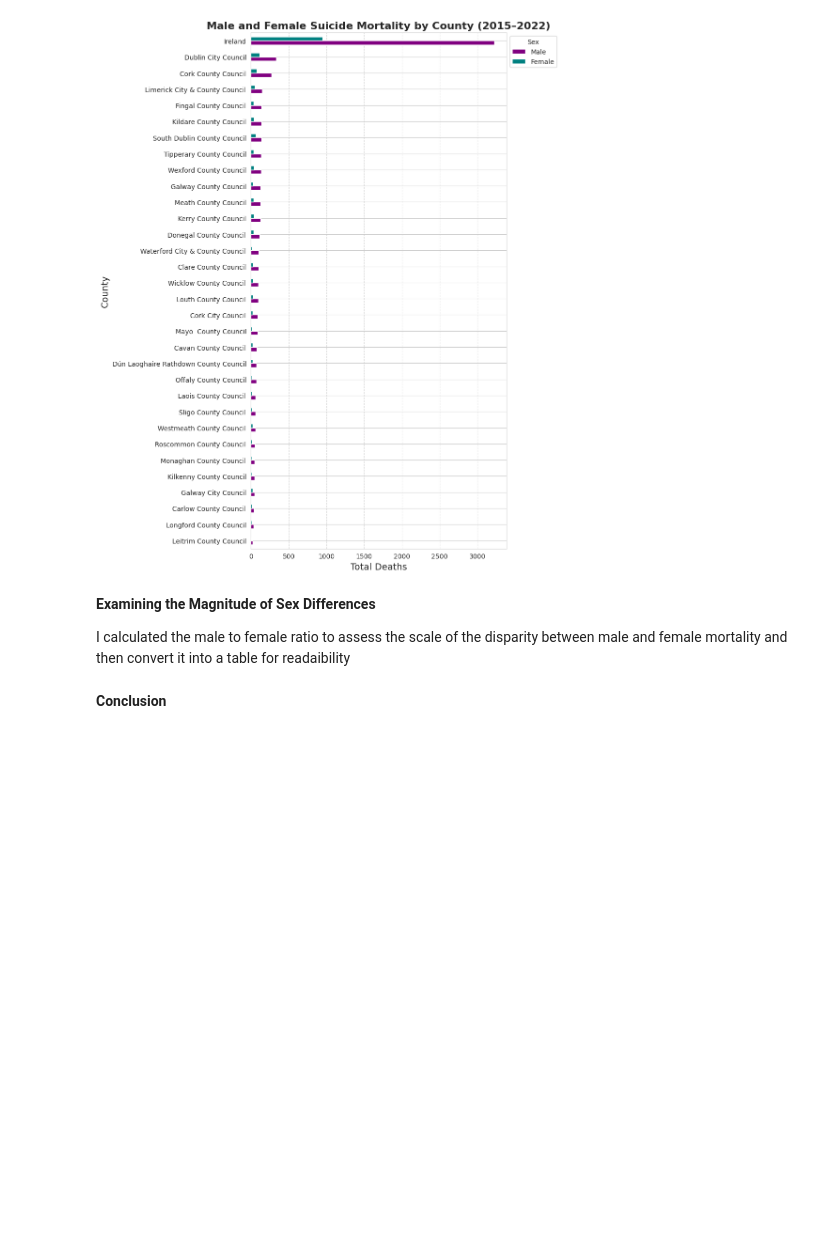
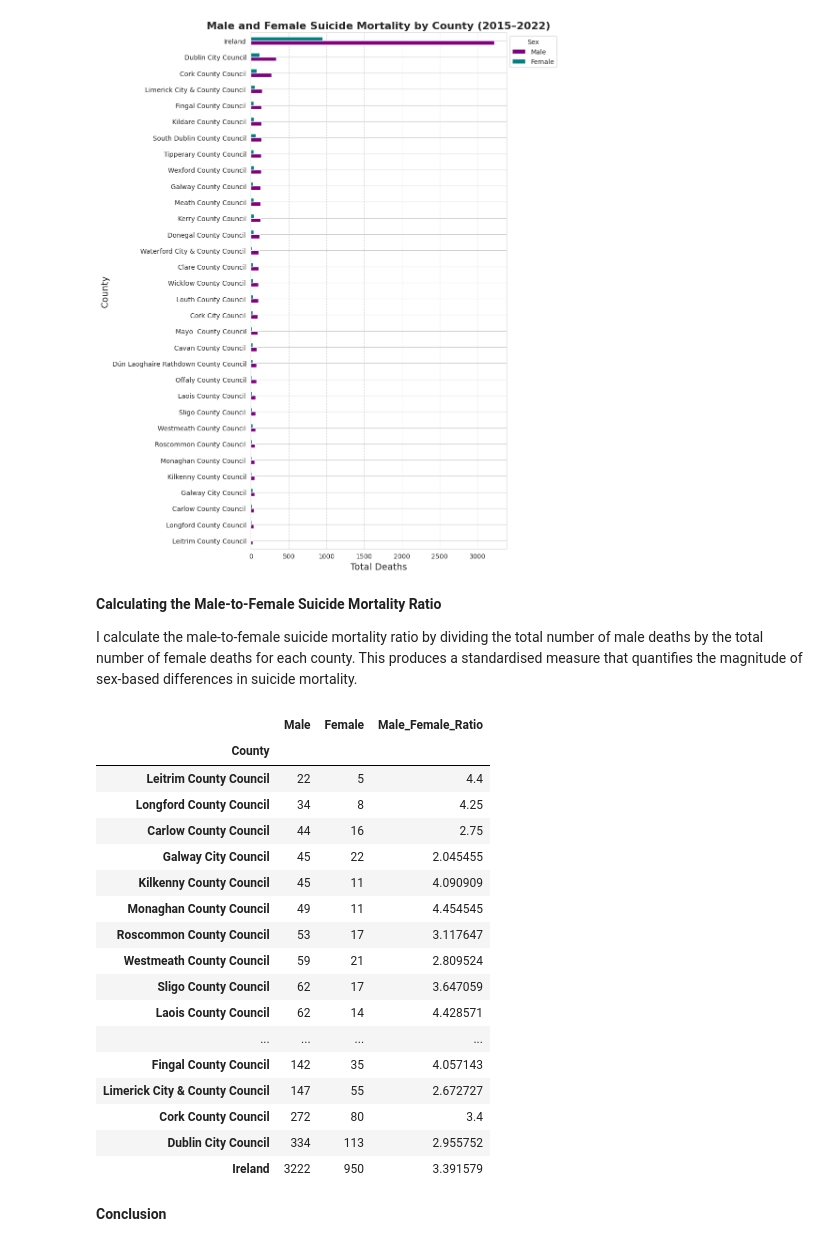
Before and after one commit to NibnabCodes/pfda_project, a Jupyter notebook: analysis.ipynb, the cells around one changed output. Cells and saved outputs as stored; diff of their text form; code cells hidden in the pictures; blank space fills up the shorter version.

Commit message:
added ratio table to show sex differences in mortality across counties

```diff
--- a/analysis.ipynb
+++ b/analysis.ipynb
@@ -1554,9 +1554,35 @@ plt.tight_layout()
 # %% [output]
 [figure]
 # %% [markdown]
-**Examining the Magnitude of Sex Differences**
+**Calculating the Male-to-Female Suicide Mortality Ratio**
 
-I calculated the male to female ratio to assess the scale of the disparity between male and female mortality and then convert it into a table for readaibility
+I calculate the male-to-female suicide mortality ratio by dividing the total number of male deaths by the total number of female deaths for each county. This produces a standardised measure that quantifies the magnitude of sex-based differences in suicide mortality.
+# %%
+sex_comparison_df["Male_Female_Ratio"] = (
+    sex_comparison_df["Male"] /
+    sex_comparison_df["Female"]
+)
+
+sex_comparison_df
+# %% [output]
+|  | Male | Female | Male_Female_Ratio |
+| County |  |  |  |
+| Leitrim County Council | 22 | 5 | 4.4 |
+| Longford County Council | 34 | 8 | 4.25 |
+| Carlow County Council | 44 | 16 | 2.75 |
+| Galway City Council | 45 | 22 | 2.045455 |
+| Kilkenny County Council | 45 | 11 | 4.090909 |
+| Monaghan County Council | 49 | 11 | 4.454545 |
+| Roscommon County Council | 53 | 17 | 3.117647 |
+| Westmeath County Council | 59 | 21 | 2.809524 |
+| Sligo County Council | 62 | 17 | 3.647059 |
+| Laois County Council | 62 | 14 | 4.428571 |
+| ... | ... | ... | ... |
+| Fingal County Council | 142 | 35 | 4.057143 |
+| Limerick City & County Council | 147 | 55 | 2.672727 |
+| Cork County Council | 272 | 80 | 3.4 |
+| Dublin City Council | 334 | 113 | 2.955752 |
+| Ireland | 3222 | 950 | 3.391579 |
 # %% [markdown]
 **Conclusion**
 # %% [markdown]
```
Also changed, not shown: parts of 1 cell of this notebook.
